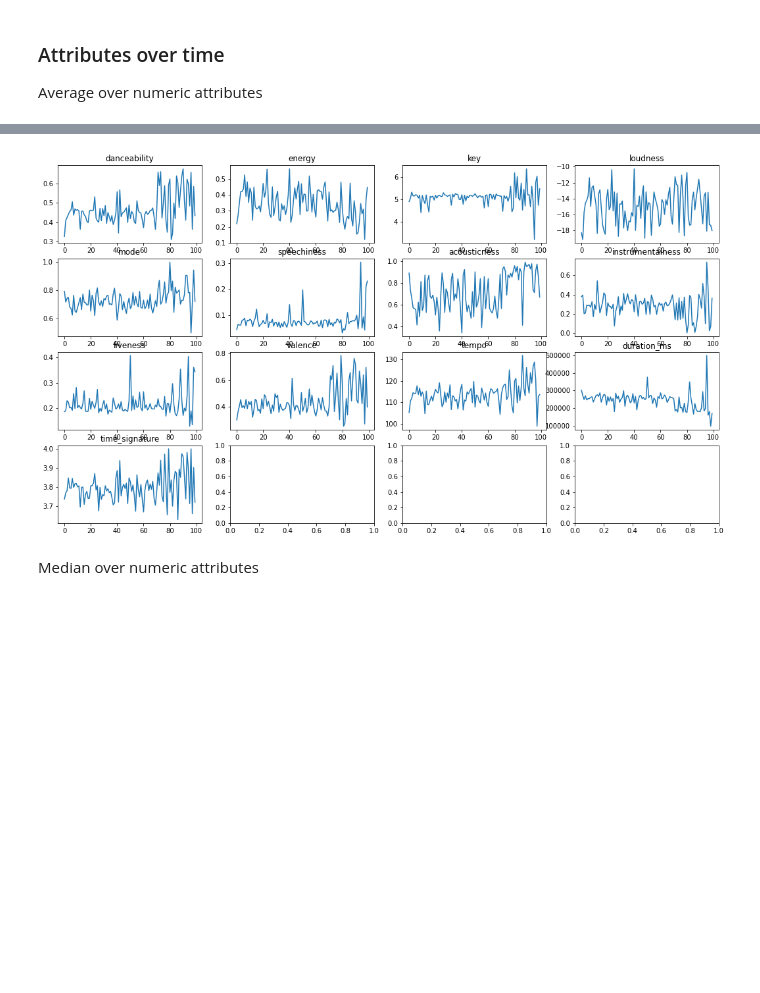
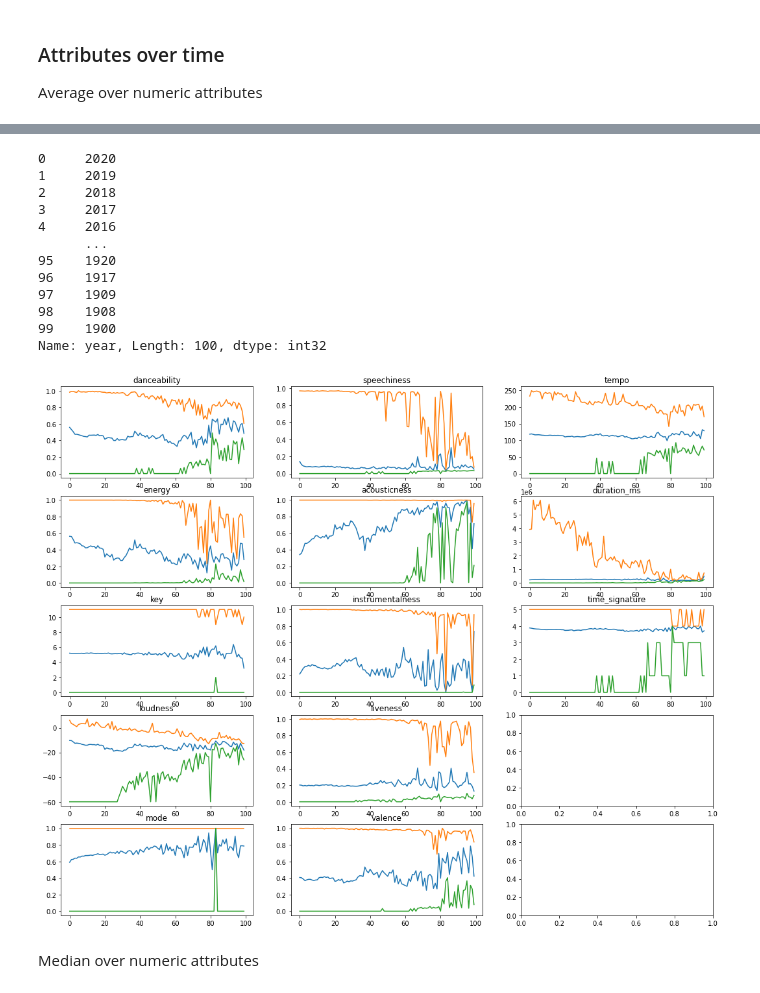
Before and after one commit to eric-kaufmann/spotify_analysis, a Jupyter notebook: analysis_pyspark.ipynb, the cells around one changed output, grey strips where cells are left out. Drawn from its saved outputs; the diff is of its cells as text; code cells hidden in the pictures; blank space fills up the shorter version.

Commit message:
small fixes, add min/max attributes over time

```diff
--- a/analysis_pyspark.ipynb
+++ b/analysis_pyspark.ipynb
@@ -49,7 +49,9 @@ sdf = sdf.withColumn("artist", f.split(col("artist"), ",")) \
 sdf= sdf.withColumn("year", f.trim(col("year"))) \
                   .withColumn("year", col("year").cast("integer")) \
                   .where(~f.isnull(col("year")))
-sdf = sdf.where((col("year") >= 1800) & (col("year") <= 3000)) # years that make no sense
+sdf = sdf.where((col("year") >= 1800) & (col("year") <= 2022)) # years that make no sense
+sdf = sdf.orderBy(f.desc("year"))
+
 
 #set correct datatypes
 columns_to_cast = ["danceability", "energy", "key", "loudness", "mode", "speechiness", "acousticness", "instrumentalness", "liveness", "valence", "tempo", "duration_ms", "time_signature"]
@@ -76,12 +78,23 @@ Generate new Dataframes:
 * add column for song popularity (how many distinct playlists song is in)
 * add column for artist popularity (how many distinct playlists artist is in)
 # %%
-sdf_avg = sdf.groupBy("year").avg("danceability", "energy", "key", "loudness", "mode", "speechiness", "acousticness", "instrumentalness", "liveness", "valence", "tempo", "duration_ms", "time_signature")
+
+grouped = sdf.groupBy("year")
+sdf_avg = grouped.avg("danceability", "energy", "key", "loudness", "mode", "speechiness", "acousticness", "instrumentalness", "liveness", "valence", "tempo", "duration_ms", "time_signature").orderBy(f.desc("year"))
+sdf_max = grouped.max("danceability", "energy", "key", "loudness", "mode", "speechiness", "acousticness", "instrumentalness", "liveness", "valence", "tempo", "duration_ms", "time_signature").orderBy(f.desc("year"))
+sdf_min = grouped.min("danceability", "energy", "key", "loudness", "mode", "speechiness", "acousticness", "instrumentalness", "liveness", "valence", "tempo", "duration_ms", "time_signature").orderBy(f.desc("year"))
 pl_avg = merge_df.groupBy("playlist").avg("danceability", "energy", "key", "loudness", "mode", "speechiness", "acousticness", "instrumentalness", "liveness", "valence", "tempo", "duration_ms", "time_signature")
 artist_popularity = merge_df.select("artist", "playlist").distinct().groupBy("artist").count().orderBy(f.desc("count"))
 song_popularity = merge_df.select("track", "playlist").distinct().groupBy("track").count().orderBy(f.desc("count"))
 merge_pop = merge_df.join(artist_popularity, on="artist", how="left").withColumnRenamed("count", "artist_popularity")
 merge_pop = merge_pop.join(song_popularity, on="track", how="left").withColumnRenamed("count", "song_popularity")
+
+data = ["danceability", "energy", "key", "loudness", "mode", "speechiness", "acousticness", "instrumentalness", "liveness", "valence", "tempo", "duration_ms", "time_signature"]
+magic_percentile = f.expr('percentile_approx(val, 0.5)')
+median_data = []
+for d in data:
+    median=grouped.agg(f.percentile_approx(d, 0.5,f.lit(1000000)).alias("median")).toPandas()["median"]
+    median_data.append(np.array(median))
 # %% [markdown]
 What are the most popular artists and songs?
 Popularity := how many distinct playlists a song/artist is included in
@@ -114,18 +128,24 @@ artist_popularity.toPandas()["count"][:100].plot()
 Average over numeric attributes
 # %%
 time_pandas = sdf_avg.toPandas()
+print(time_pandas["year"])
+time_pandas_max = sdf_max.toPandas()
+time_pandas_min = sdf_min.toPandas()
 data = ["danceability", "energy", "key", "loudness", "mode", "speechiness", "acousticness", "instrumentalness", "liveness", "valence", "tempo", "duration_ms", "time_signature"]
 
 # Create a figure with 3 rows and 3 columns of subplots
-fig, ax = plt.subplots(4, 4,figsize=(18, 10))
+fig, ax = plt.subplots(5, 3,figsize=(18, 15))
 
 # Iterate over the data series and plot each one in the corresponding subplot
-for i, data_series in enumerate(data):
-    row = i // 4
-    col = i % 4
-    idx = f"avg({data_series})"
-    ax[row, col].plot(time_pandas[idx])
-    ax[row,col].set_title(data_series)
+for i in range(3):
+    for j in range(5):
+        if i*5+j>=len(data):
+            break
+        data_series = data[i*5+j]
+        ax[j,i].plot(time_pandas[f"avg({data_series})"])
+        ax[j,i].plot(time_pandas_max[f"max({data_series})"])
+        ax[j,i].plot(time_pandas_min[f"min({data_series})"])
+        ax[j,i].set_title(data_series)
 
 # Show the figure
 plt.show()
@@ -134,4 +170,16 @@ plt.show()
+0     2020
+1     2019
+2     2018
+3     2017
+4     2016
+      ...
+95    1920
+96    1917
+97    1909
+98    1908
+99    1900
+Name: year, Length: 100, dtype: int32
-[figure, old version]
+[figure, new version]
 # %% [markdown]
 Median over numeric attributes
 # %%
```
Also changed, not shown: parts of 4 cells of this notebook.
